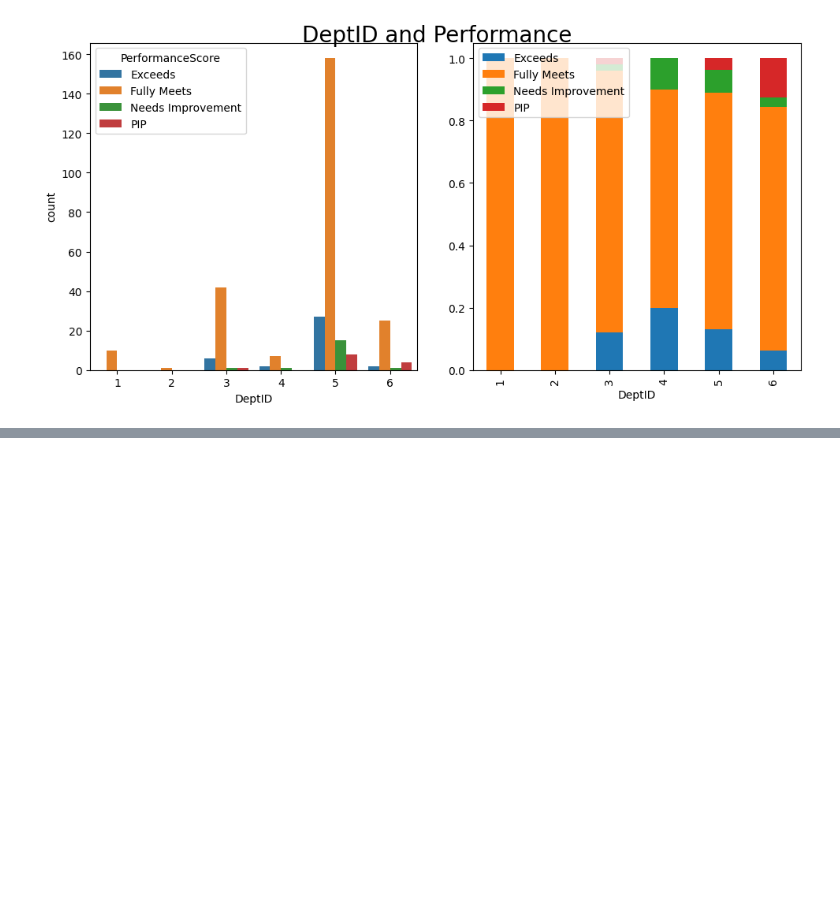
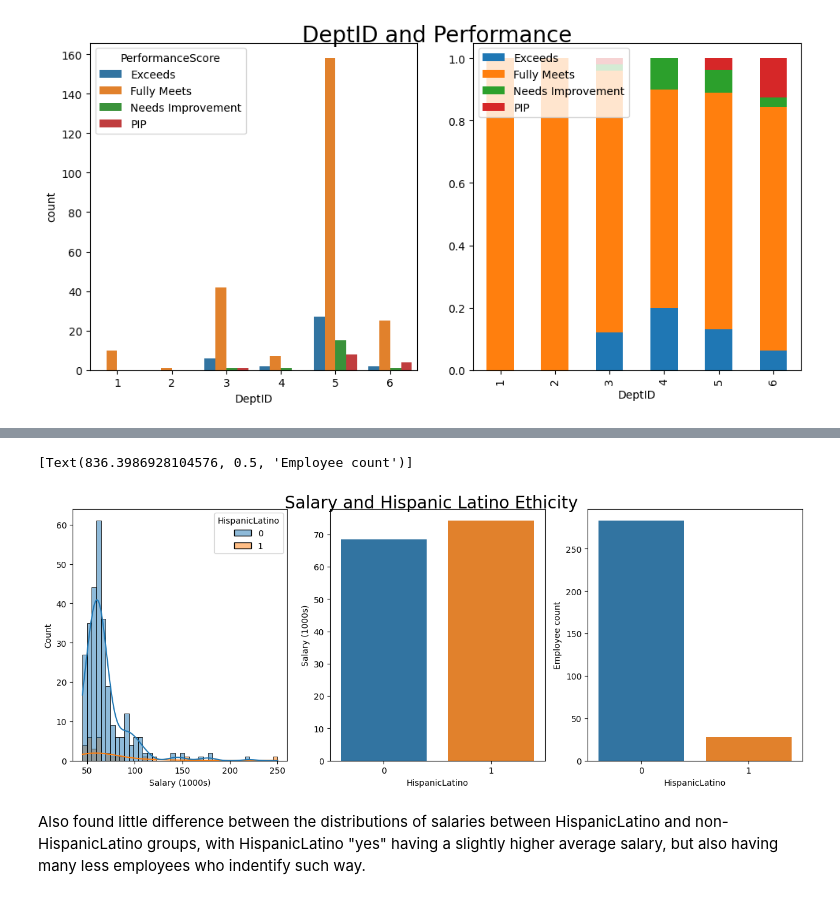
Before and after one commit to oscarbowie/OESON_Project_2, a Jupyter notebook: OESON_Project_2.ipynb, the cells around one changed output, grey strips where cells are left out. Drawn from its saved outputs; the diff is of its cells as text; code cells hidden in the pictures; blank space fills up the shorter version.

```diff
--- a/OESON_Project_2.ipynb
+++ b/OESON_Project_2.ipynb
@@ -150,0 +188,25 @@ sns.barplot(data=d, ax=ax[1,1], x= d.index, y=d['Salary']/1000).set(ylabel = "Sa
+# %%
+def yesNo(string):
+  if string.lower() == 'yes':
+    return 1
+  else: return 0
+# %%
+d = df
+d['HispanicLatino']=d['HispanicLatino'].apply(yesNo)
+# %%
+fig, ax = plt.subplots(1,3, figsize=(13,5))
+fig.tight_layout(pad=2)
+
+
+fig.suptitle('Salary and Hispanic Latino Ethicity', fontsize=20)
+sns.histplot(data=d, ax=ax[0], x=df['Salary']/1000, hue = 'HispanicLatino', kde = 'True').set(xlabel = "Salary (1000s)")
+
+f= df.groupby('HispanicLatino').agg({'Salary':'mean'})
+sns.barplot(data=f, ax=ax[1], x= f.index, y=f['Salary']/1000).set(ylabel = "Salary (1000s)")
+
+sns.countplot(data=d, ax=ax[2], x='HispanicLatino').set(ylabel ='Employee count')
+# %% [output]
+[Text(836.3986928104576, 0.5, 'Employee count')]
+[figure, added]
+# %% [markdown]
+Also found little difference between the distributions of salaries between HispanicLatino and non-HispanicLatino groups, with HispanicLatino "yes" having a slightly higher average salary, but also having many less employees who indentify such way.
```
Also changed, not shown: parts of 10 cells of this notebook.
